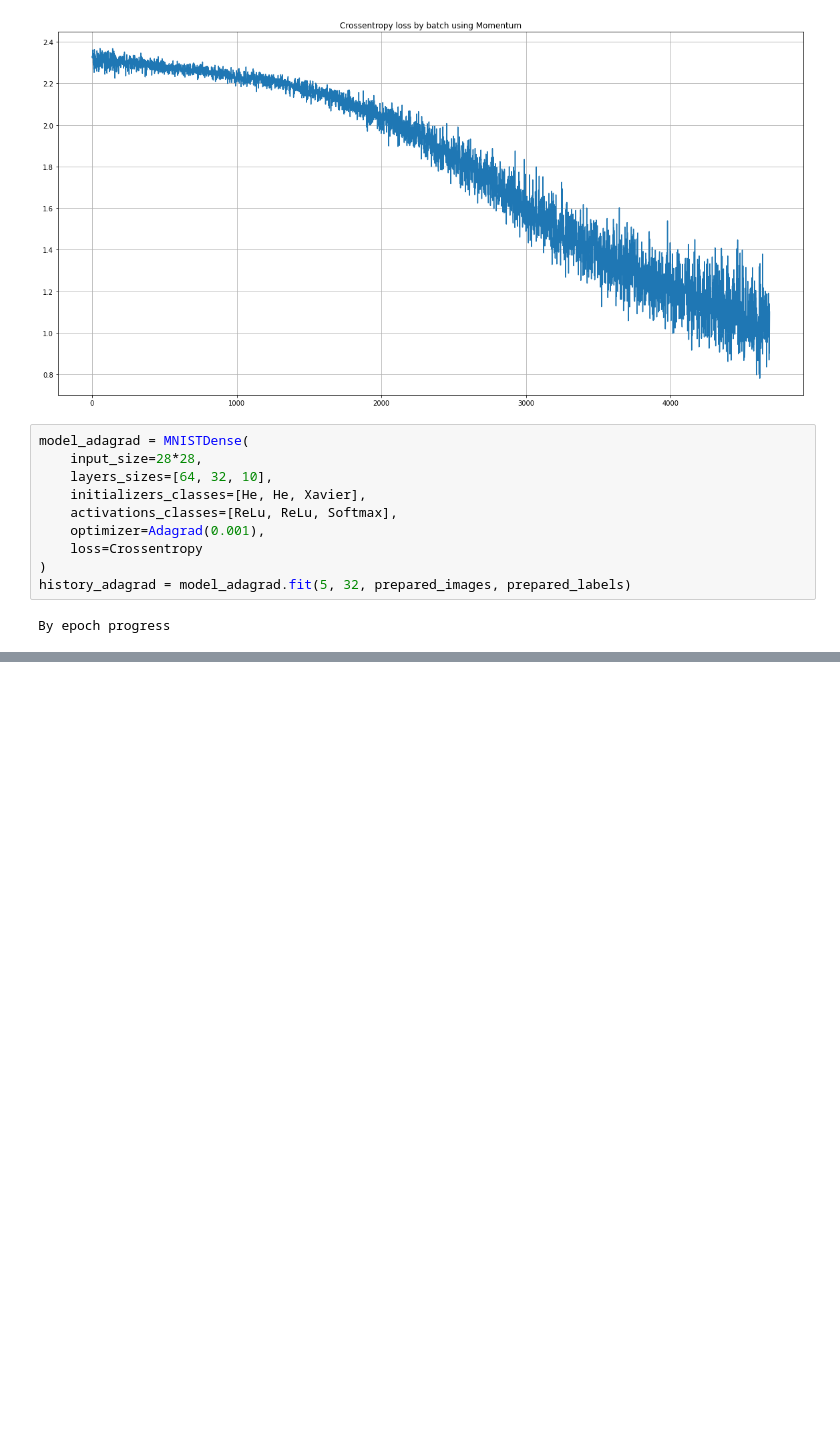
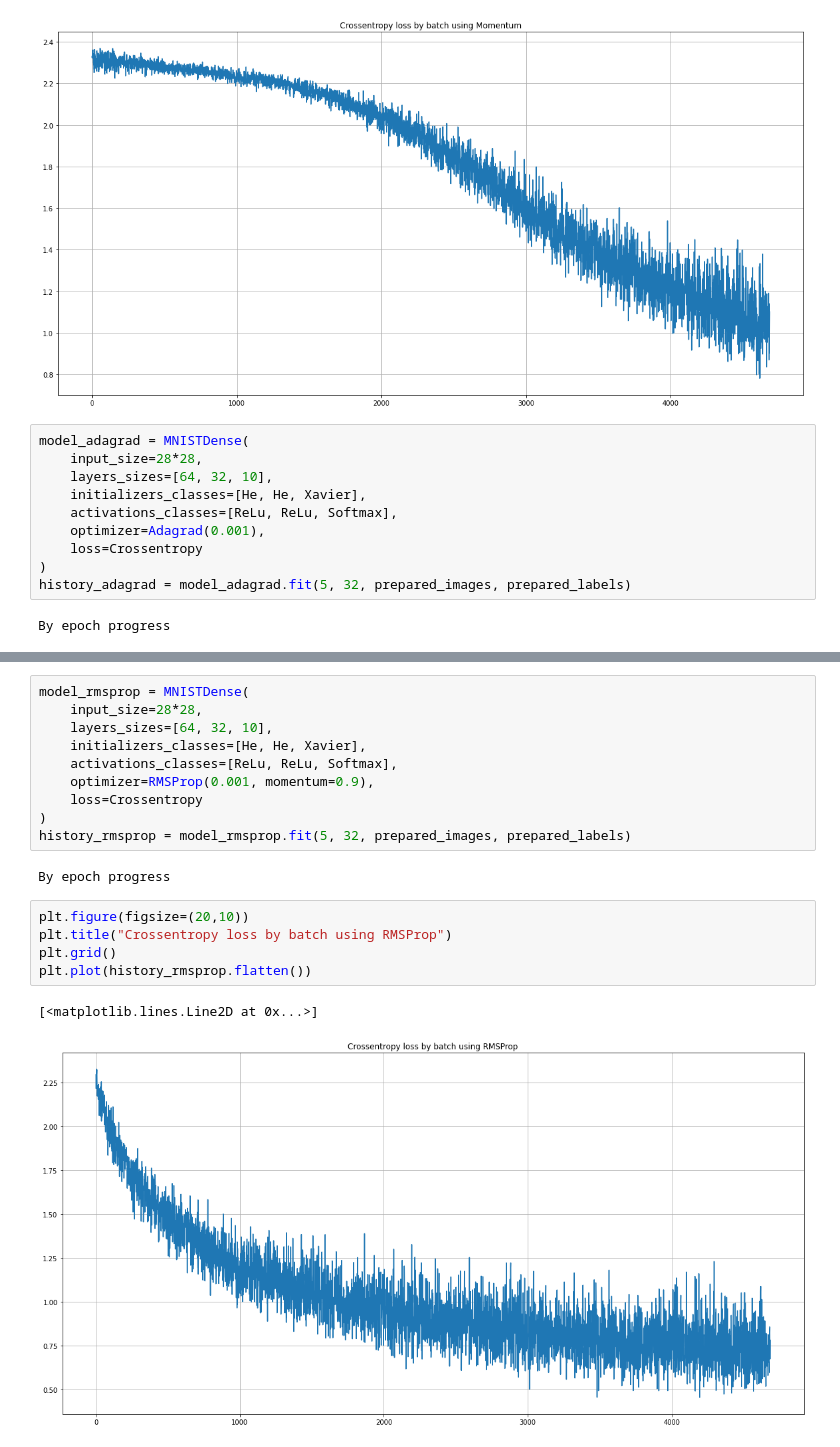
Before and after one commit to siprok/handmade_nn, a Jupyter notebook: notebooks/2 model_using.ipynb, the cells around one changed output, grey strips where cells are left out. Saved outputs shown, nothing was run; the diff lists cells and outputs as text; blank space fills up the shorter version.

Commit message:
completed rmsprop optimizer;

```diff
--- a/notebooks/2 model_using.ipynb
+++ b/notebooks/2 model_using.ipynb
@@ -119,0 +120,20 @@ plt.plot(history_adagrad.flatten())
+# %%
+model_rmsprop = MNISTDense(
+    input_size=28*28,
+    layers_sizes=[64, 32, 10],
+    initializers_classes=[He, He, Xavier],
+    activations_classes=[ReLu, ReLu, Softmax],
+    optimizer=RMSProp(0.001, momentum=0.9),
+    loss=Crossentropy
+)
+history_rmsprop = model_rmsprop.fit(5, 32, prepared_images, prepared_labels)
+# %% [output]
+By epoch progress
+# %%
+plt.figure(figsize=(20,10))
+plt.title("Crossentropy loss by batch using RMSProp")
+plt.grid()
+plt.plot(history_rmsprop.flatten())
+# %% [output]
+[<matplotlib.lines.Line2D at 0x...>]
+[figure, added]
```
Also changed, not shown: parts of 2 cells of this notebook, 1 other file.
